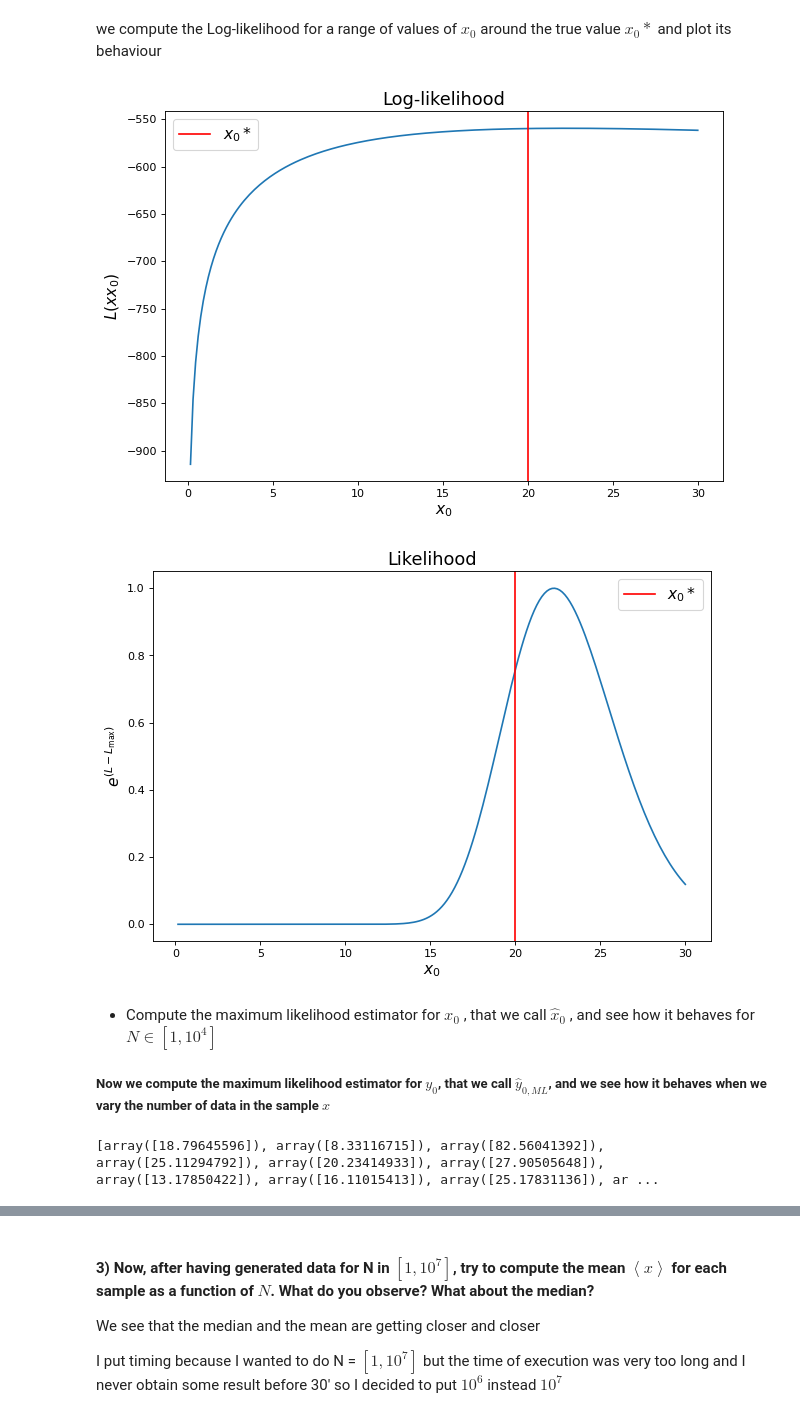
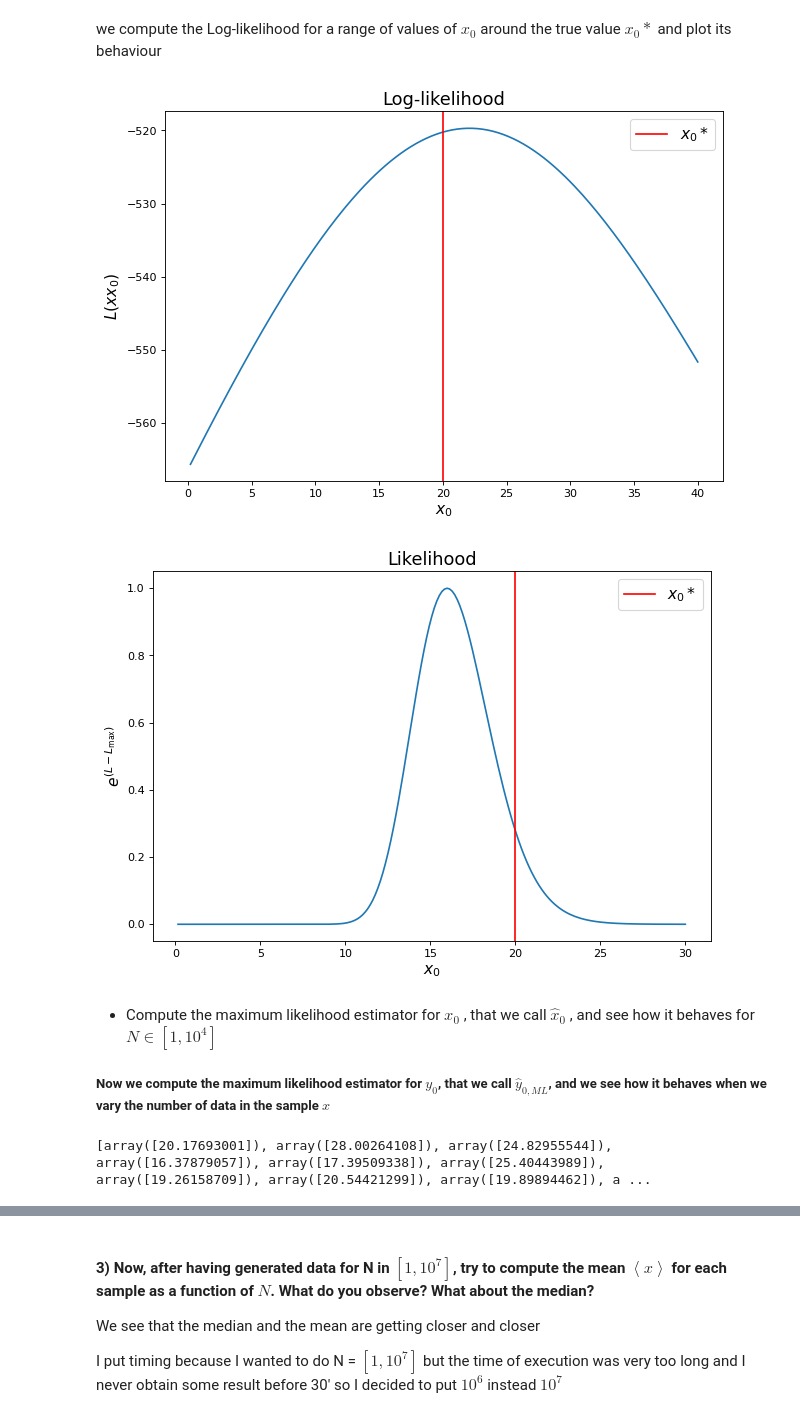
Before and after one commit to fpalmisa/FundamentalLearningEPFL, a Jupyter notebook: TP2/FoIL_ex2_Palmisano.ipynb, the cells around one changed output, grey strips where cells are left out. Saved outputs shown, nothing was run; the diff lists cells and outputs as text; code cells hidden in the pictures.

```diff
--- a/TP2/FoIL_ex2_Palmisano.ipynb
+++ b/TP2/FoIL_ex2_Palmisano.ipynb
@@ -169,22 +169,22 @@ N=100
 x0_true=20
 y0_true=15
 #Always the same parameter
-x=cauchy.rvs(loc=y0_true,scale=x0_true,size=N)
+x=cauchy.rvs(loc=x0_true,scale=y0_true,size=N)
 # %% [markdown]
 we compute the Log-likelihood for a range of values of $x_0$ around the true value $x_0*$ and plot its behaviour
 # %%
-tab_x0=np.linspace(0,30,200)[1:] # we generate a table for y0
-logl_x0=np.array([loglh(y0_true,x0,x) for x0 in tab_x0]) # we compute the loglh for each value in the table
+tab_x0=np.linspace(0,40,200)[1:] # we generate a table for y0
+logl_x0=np.array([loglh(x0,y0_true,x) for x0 in tab_x0]) # we compute the loglh for each value in the table
 
 fig = plt.figure(figsize=(9,6), dpi=80)
 plt.title('Log-likelihood', fontsize=16)
 plt.xlabel('$x_0$', fontsize=14)
 plt.ylabel('$L(xx_0)$', fontsize=14)
 plt.plot(tab_x0,logl_x0)
 plt.axvline(x0_true,color="r",label='$x_0*$')
 plt.legend(fontsize=14);
 # %% [output]
-[figure, old version]
+[figure, new version]
 # %%
 fig = plt.figure(figsize=(9,6), dpi=80)
 plt.title('Likelihood', fontsize=16)
@@ -194,7 +194,7 @@ plt.plot(tab_x0,np.exp(logl_x0-max(logl_x0)))
 plt.axvline(x0_true,color="r",label='$x_0*$')
 plt.legend(fontsize=14);
 # %% [output]
-[figure, old version]
+[figure, new version]
 # %% [markdown]
 * Compute the maximum likelihood estimator for $x_0$ , that we call $\widehat{x}_0$ , and see how it behaves for $N\in[1,10^4]$
 ##### Now we compute the maximum likelihood estimator for $y_0$, that we call $\widehat{y}_{0,ML}$, and we see how it behaves when we vary the number of data in the sample $x$
@@ -202,13 +202,13 @@ plt.legend(fontsize=14);
 tab_N = np.logspace(0, 4, num=16, base=10)
 x0_ML=[]
 for N in tab_N:
-  x=cauchy.rvs(loc=y0_true,scale=x0_true,size=int(N))
+  x=cauchy.rvs(loc=x0_true,scale=y0_true,size=int(N))
   x0_guess = np.random.uniform(0,30) # we have to give a guess for the minimizer algorithm to start
-  optimum = minimize(lambda x0:-loglh(y0_true,x0,x),x0_guess, method='Nelder-Mead')
+  optimum = minimize(lambda x0:-loglh(x0,y0_true,x),x0_guess, method='Nelder-Mead')
   x0_ML.append(optimum.x)
 print(x0_ML)
 # %% [output]
-[array([18.79645596]), array([8.33116715]), array([82.56041392]), array([25.11294792]), array([20.23414933]), array([27.90505648]), array([13.17850422]), array([16.11015413]), array([25.17831136]), ar ...
+[array([20.17693001]), array([28.00264108]), array([24.82955544]), array([16.37879057]), array([17.39509338]), array([25.40443989]), array([19.26158709]), array([20.54421299]), array([19.89894462]), a ...
 # %%
 fig = plt.figure(figsize=(9,6), dpi=80)
 plt.title('$\widehat{x}_{0,ML}$', fontsize=16)
```
Also changed, not shown: parts of 4 cells of this notebook, 1 other file.
